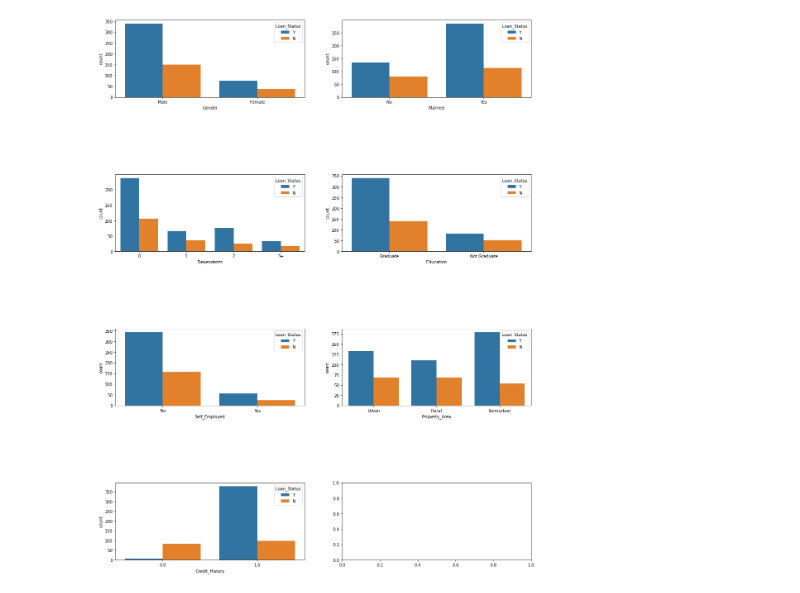
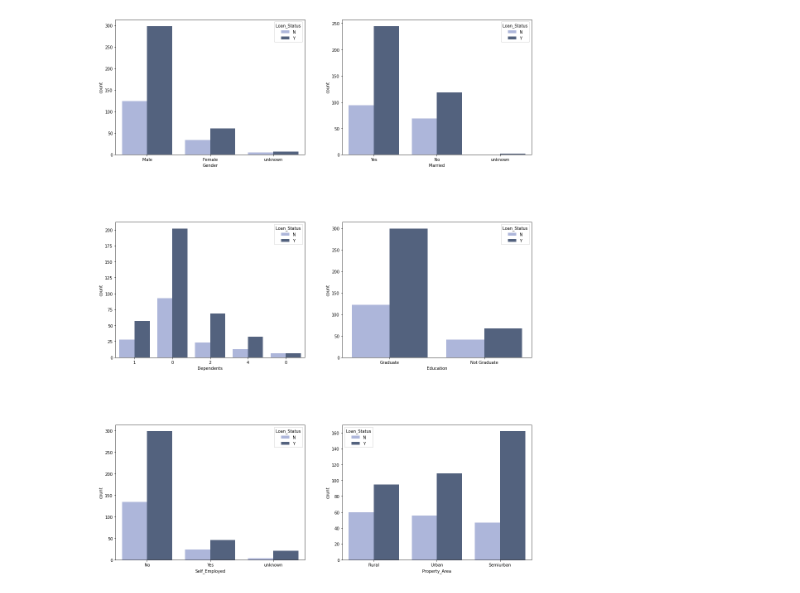
Before and after one commit to bwagle2021/ECS171-Loan-Prediction-Project, a Jupyter notebook: Project.ipynb, the cells around one changed output. Drawn from its saved outputs; the diff is of its cells as text; code cells hidden in the pictures.

Commit message:
Updated Visualizations with updated dataset

```diff
--- a/Project.ipynb
+++ b/Project.ipynb
@@ -5,0 +1,7 @@ train2 = pd.read_csv("train.csv")
+# %%
+import pandas as pd
+import numpy as np
+
+trainingDf = pd.read_csv('train.csv')
+
+print(trainingDf.head())
@@ -110,0 +91,20 @@ print(train)
+# %%
+#Dropping loan_id
+trainingDf = trainingDf.drop(columns=['Loan_ID'])
+
+#Populating rows with null data with default values
+trainingDf['Gender'] = trainingDf['Gender'].fillna('unknown')
+trainingDf['Married'] = trainingDf['Married'].fillna('unknown')
+trainingDf['Self_Employed'] = trainingDf['Self_Employed'].fillna('unknown')
+trainingDf['Dependents'] = trainingDf['Dependents'].fillna(0)
+
+#Dropping rows with empty values for following columns 'LoanAmount', 'Loan_Amount_Term', 'Credit_History'
+trainingDf = trainingDf[trainingDf['LoanAmount'].notna()]
+trainingDf = trainingDf[trainingDf['Loan_Amount_Term'].notna()]
+trainingDf = trainingDf[trainingDf['Credit_History'].notna()]
+
+trainingDf['Dependents'].replace(
+    to_replace=['3+'],
+    value='4',
+    inplace=True
+)
@@ -134,12 +139,15 @@ current_df
+# %%
+training_categorical = trainingDf[["Gender", "Married", "Dependents", "Education", "Self_Employed", "Property_Area"]]
+training_numerical = trainingDf[["ApplicantIncome", "CoapplicantIncome", "LoanAmount", "Loan_Amount_Term", "Credit_History"]]
 # %%
-train3 = train[["Gender", "Married", "Dependents", "Education", "Self_Employed", "Property_Area", "Credit_History"]]
-
-fig,axes = plt.subplots(4,2,figsize=(18,24))
-for idx,cat_col in enumerate(train3):
-    row,col = idx//2,idx%2
-    sb.countplot(x=cat_col,data=train2,hue='Loan_Status',ax=axes[row,col])
+fig,axes = plt.subplots(3,2,figsize=(18,24))
+index = 0
+for category in (training_categorical):
+    i, j = divmod(index, 2)
+    sb.countplot(x=category,data=trainingDf,hue='Loan_Status',ax=axes[i,j], palette=['#A6B1E1',"#4C6085"])
+    index += 1
 
 
-plt.subplots_adjust(hspace=1)
+plt.subplots_adjust(hspace=0.5)
 # %% [output]
-[figure, old version]
+[figure, new version]
```
Also changed, not shown: parts of 22 cells of this notebook.
